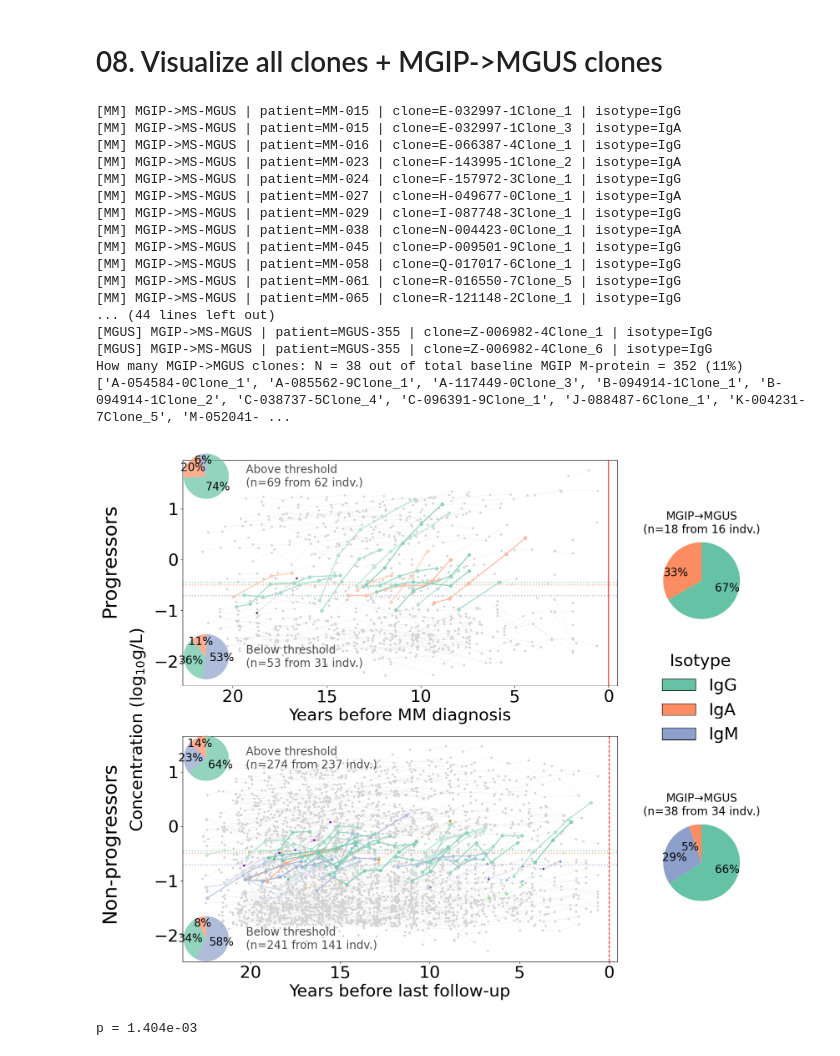
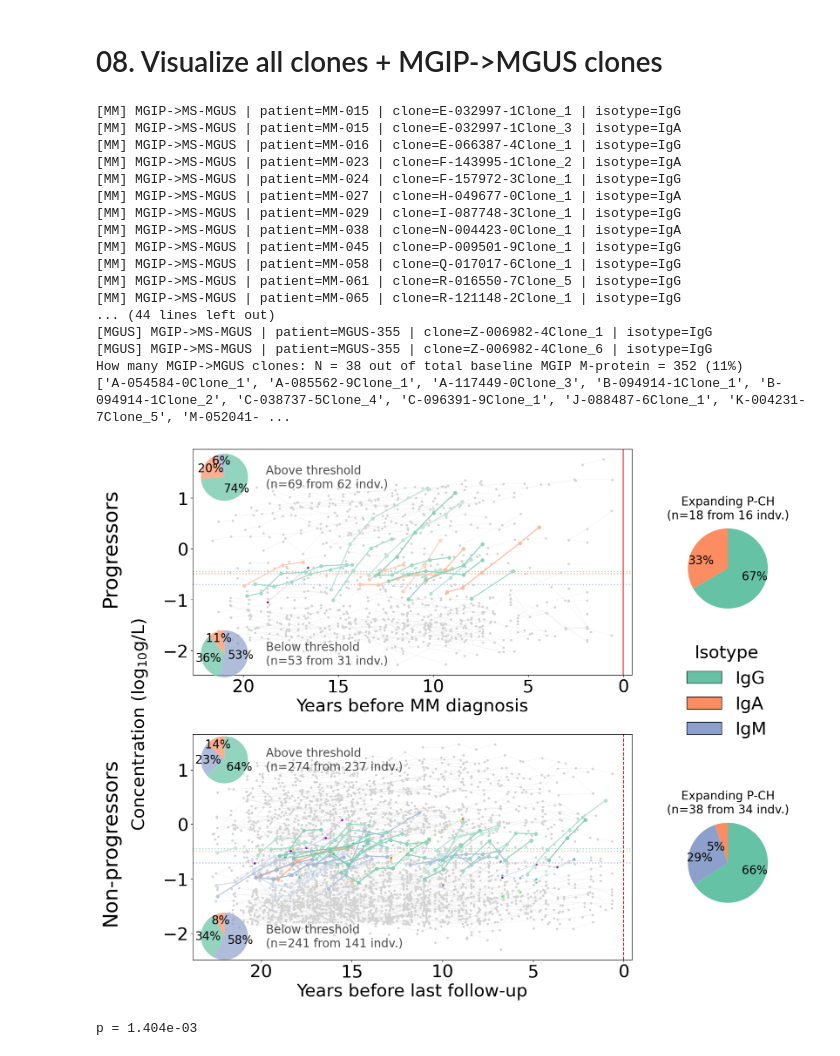
Before and after one commit to ghobriallab/mgip-clonal-bcell-evolution, a Jupyter notebook: 04.MS_dynamic_analysis_PLCO_PROMISE/PLCO_notebook.ipynb, the cells around one changed output. Saved outputs shown, nothing was run; the diff lists cells and outputs as text; code cells hidden in the pictures.

```diff
--- a/04.MS_dynamic_analysis_PLCO_PROMISE/PLCO_notebook.ipynb
+++ b/04.MS_dynamic_analysis_PLCO_PROMISE/PLCO_notebook.ipynb
@@ -1191,9 +1748,13 @@ def classify_group(group):
 
     return 'Multiple'
 
-disease_labels = {1: "MM patients", 2: "MGUS non-progressor"}
+disease_labels = {
+    'total' : 'Total',
+    1: "MM patients",
+    2: "MGUS non-progressor"
+}
 disease_counts = {}
-for disease in [1, 2]:
+for disease in ['total', 1, 2]:
 #for disease in [1]:
     disease_name = disease_labels[disease]
     print(f"**************************** {disease_name} ****************************")
@@ -1632,9 +2193,9 @@ for i, disease in enumerate([1, 2]):
 
     # PIE CHART coordinate
     if disease_name == "MM":
-        base_y = 0.90
+        base_y = 0.87
     else:
-        base_y = 0.40
+        base_y = 0.39
 
     cond_name_dict = {'Stable MS-MGUS' : 'Above threshold',
              'MGIP->MS-MGUS' : 'MGIP->MS-MGUS',
@@ -1652,8 +2213,8 @@ for i, disease in enumerate([1, 2]):
 
             pie_width = 0.10
             pie_height = 0.10
-            pos_x = 0.05
-            pos_y = base_y - j * 0.32
+            pos_x = 0.07
+            pos_y = base_y - j * 0.30
 
             ax_pie = fig.add_axes([pos_x, pos_y, pie_width, pie_height])
             wedges, texts = ax_pie.pie(
@@ -1713,7 +2274,7 @@ for i, disease in enumerate([1, 2]):
             textprops={'fontsize': pie_font}
         )
         ax_pie_mid.text(0.5, 1.1,
-                        f"MGIP→MGUS\n(n={n_clones} from {n_patients} indv.)",
+                        f"Expanding P-CH\n(n={n_clones} from {n_patients} indv.)",
                         transform=ax_pie_mid.transAxes,
                         fontsize=pie_font,
                         va='center', ha='center')
@@ -1747,34 +2308,34 @@ fig.legend(
     handles=legend_elements,
     title="Isotype",
     title_fontsize=traj_font,
     fontsize=traj_font,
     loc='lower right',
     bbox_to_anchor=(0.95, 0.45),
     frameon=False
 )
 
 plt.tight_layout()
 plt.savefig("../00.Figures/PLCO_clone_MGIP_progressor_clones.pdf", bbox_inches='tight')
 plt.show()
 # %% [output]
 [MM] MGIP->MS-MGUS | patient=MM-015 | clone=E-032997-1Clone_1 | isotype=IgG
 [MM] MGIP->MS-MGUS | patient=MM-015 | clone=E-032997-1Clone_3 | isotype=IgA
 [MM] MGIP->MS-MGUS | patient=MM-016 | clone=E-066387-4Clone_1 | isotype=IgG
 [MM] MGIP->MS-MGUS | patient=MM-023 | clone=F-143995-1Clone_2 | isotype=IgA
 [MM] MGIP->MS-MGUS | patient=MM-024 | clone=F-157972-3Clone_1 | isotype=IgG
 [MM] MGIP->MS-MGUS | patient=MM-027 | clone=H-049677-0Clone_1 | isotype=IgA
 [MM] MGIP->MS-MGUS | patient=MM-029 | clone=I-087748-3Clone_1 | isotype=IgG
 [MM] MGIP->MS-MGUS | patient=MM-038 | clone=N-004423-0Clone_1 | isotype=IgA
 [MM] MGIP->MS-MGUS | patient=MM-045 | clone=P-009501-9Clone_1 | isotype=IgG
 [MM] MGIP->MS-MGUS | patient=MM-058 | clone=Q-017017-6Clone_1 | isotype=IgG
 [MM] MGIP->MS-MGUS | patient=MM-061 | clone=R-016550-7Clone_5 | isotype=IgG
 [MM] MGIP->MS-MGUS | patient=MM-065 | clone=R-121148-2Clone_1 | isotype=IgG
 ... (44 lines left out)
 [MGUS] MGIP->MS-MGUS | patient=MGUS-355 | clone=Z-006982-4Clone_1 | isotype=IgG
 [MGUS] MGIP->MS-MGUS | patient=MGUS-355 | clone=Z-006982-4Clone_6 | isotype=IgG
 How many MGIP->MGUS clones: N = 38 out of total baseline MGIP M-protein = 352 (11%)
 ['A-054584-0Clone_1', 'A-085562-9Clone_1', 'A-117449-0Clone_3', 'B-094914-1Clone_1', 'B-094914-1Clone_2', 'C-038737-5Clone_4', 'C-096391-9Clone_1', 'J-088487-6Clone_1', 'K-004231-7Clone_5', 'M-052041- ...
-[figure, old version]
+[figure, new version]
 # %%
 ### Stat test for IgM Clone fraction between Progressors and Non-progressors
 # MM progressor
```
Also changed, not shown: parts of 6 cells of this notebook, 29 other files.
